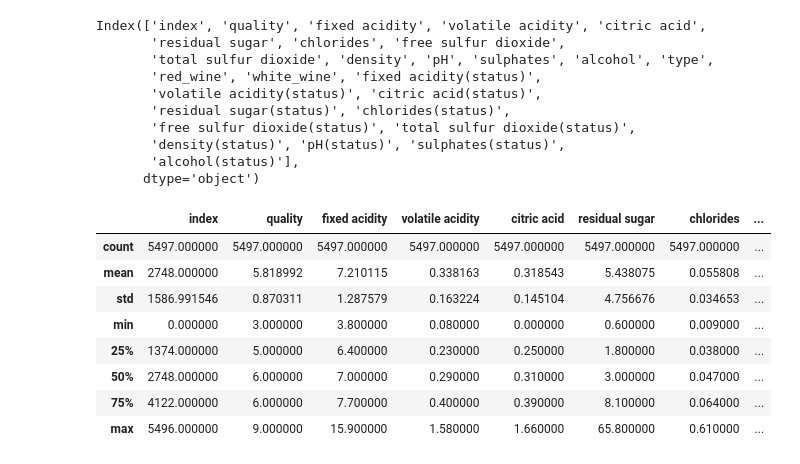
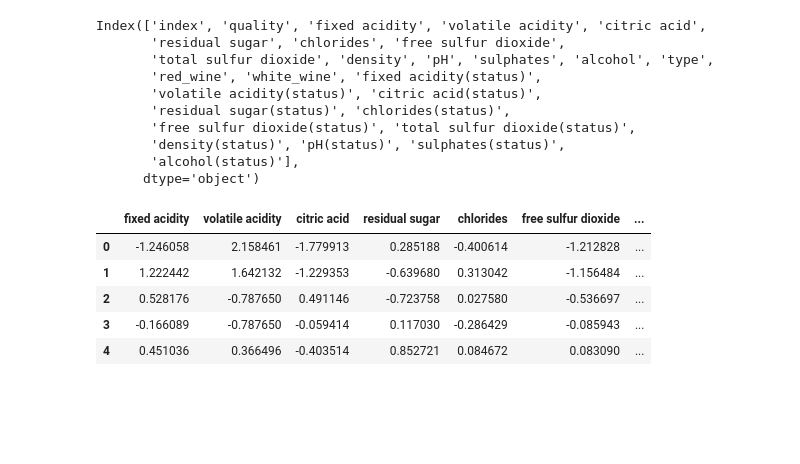
Before and after one commit to dlsdnjs96/Machine_Learning, a Jupyter notebook: wine_quality.ipynb, the cells around one changed output. Drawn from its saved outputs; the diff is of its cells as text; code cells hidden in the pictures; blank space fills up the shorter version.

```diff
--- a/wine_quality.ipynb
+++ b/wine_quality.ipynb
@@ -40,0 +50,15 @@ all_data = pd.concat([train, test], sort=False)
+# %%
+sc = StandardScaler()
+le = LabelEncoder()
+
+array = ['fixed acidity', 'volatile acidity', 'citric acid',
+       'residual sugar', 'chlorides', 'free sulfur dioxide',
+       'total sulfur dioxide', 'density', 'pH', 'sulphates', 'alcohol']
+
+all_data[array] = sc.fit_transform(all_data[array])
+
+array = ['type']
+for ar in array:
+  all_data[ar] = le.fit_transform(all_data[ar])
+
+all_data.head()
@@ -73,30 +104,24 @@ nTrain = len(train)
 train = all_data[:nTrain]
 test = all_data[nTrain:]
 # %%
-x_col = ['red_wine', 'white_wine', 'fixed acidity(status)',
-       'volatile acidity(status)', 'citric acid(status)',
-       'residual sugar(status)', 'chlorides(status)',
-       'free sulfur dioxide(status)', 'total sulfur dioxide(status)',
-       'density(status)', 'pH(status)', 'sulphates(status)',
-       'alcohol(status)']
+x_col = ['fixed acidity', 'volatile acidity', 'citric acid',
+       'residual sugar', 'chlorides', 'free sulfur dioxide',
+       'total sulfur dioxide', 'density', 'pH', 'sulphates', 'alcohol']
 y_col = ['quality']
 # %%
 x_train = train[x_col]
 y_train = train[y_col]
 
 x_test = test[x_col]
 
-train.describe()
+x_train.head()
 # %% [output]
-|  | index | quality | fixed acidity | volatile acidity | citric acid | residual sugar | chlorides | ... |
-| count | 5497.000000 | 5497.000000 | 5497.000000 | 5497.000000 | 5497.000000 | 5497.000000 | 5497.000000 | ... |
-| mean | 2748.000000 | 5.818992 | 7.210115 | 0.338163 | 0.318543 | 5.438075 | 0.055808 | ... |
-| std | 1586.991546 | 0.870311 | 1.287579 | 0.163224 | 0.145104 | 4.756676 | 0.034653 | ... |
-| min | 0.000000 | 3.000000 | 3.800000 | 0.080000 | 0.000000 | 0.600000 | 0.009000 | ... |
-| 25% | 1374.000000 | 5.000000 | 6.400000 | 0.230000 | 0.250000 | 1.800000 | 0.038000 | ... |
-| 50% | 2748.000000 | 6.000000 | 7.000000 | 0.290000 | 0.310000 | 3.000000 | 0.047000 | ... |
-| 75% | 4122.000000 | 6.000000 | 7.700000 | 0.400000 | 0.390000 | 8.100000 | 0.064000 | ... |
-| max | 5496.000000 | 9.000000 | 15.900000 | 1.580000 | 1.660000 | 65.800000 | 0.610000 | ... |
+|  | fixed acidity | volatile acidity | citric acid | residual sugar | chlorides | free sulfur dioxide | ... |
+| 0 | -1.246058 | 2.158461 | -1.779913 | 0.285188 | -0.400614 | -1.212828 | ... |
+| 1 | 1.222442 | 1.642132 | -1.229353 | -0.639680 | 0.313042 | -1.156484 | ... |
+| 2 | 0.528176 | -0.787650 | 0.491146 | -0.723758 | 0.027580 | -0.536697 | ... |
+| 3 | -0.166089 | -0.787650 | -0.059414 | 0.117030 | -0.286429 | -0.085943 | ... |
+| 4 | 0.451036 | 0.366496 | -0.403514 | 0.852721 | 0.084672 | 0.083090 | ... |
 # %%
 from xgboost import XGBRegressor
 from sklearn.ensemble import GradientBoostingRegressor, RandomForestRegressor
```
Also changed, not shown: parts of 10 cells of this notebook.
